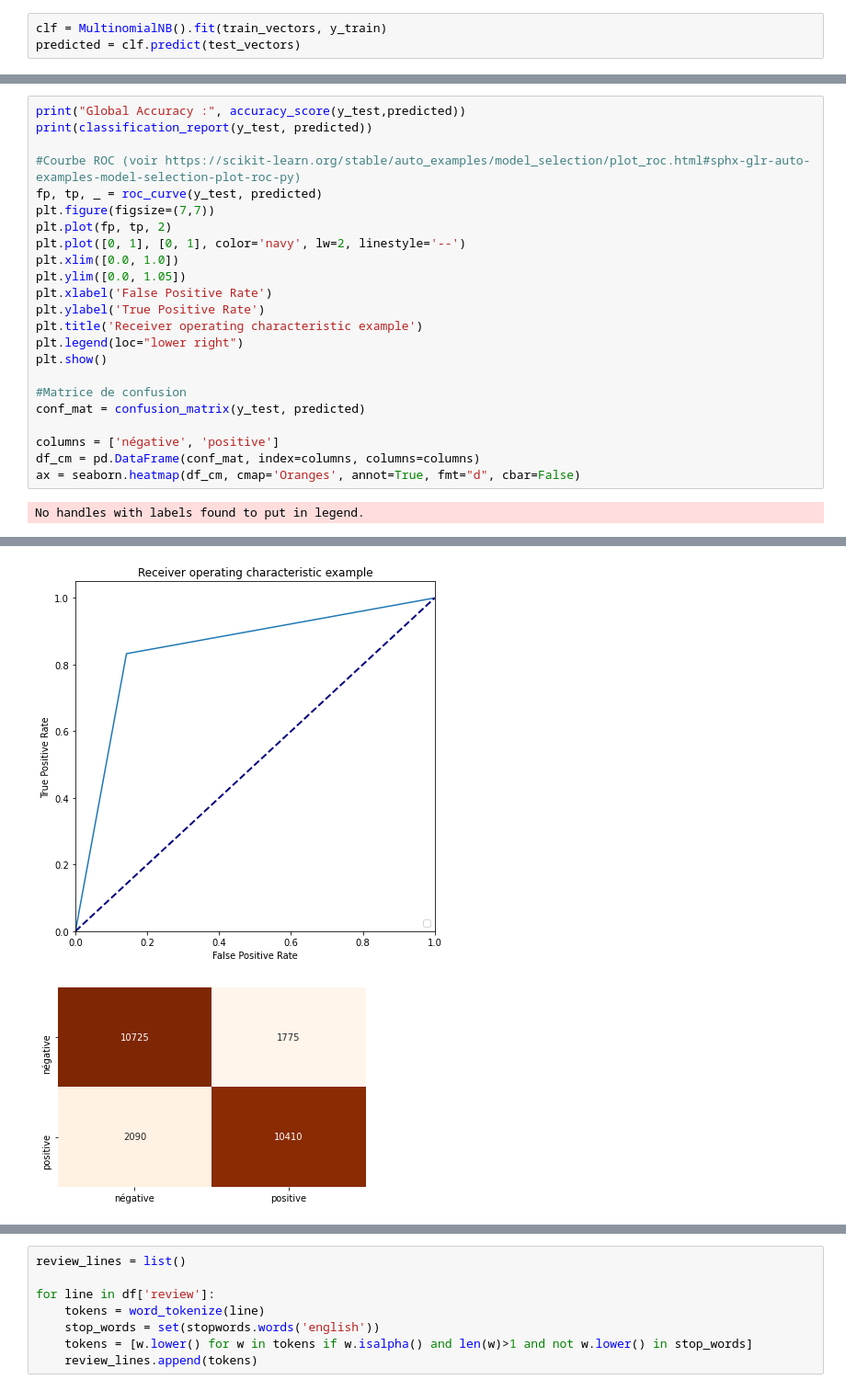
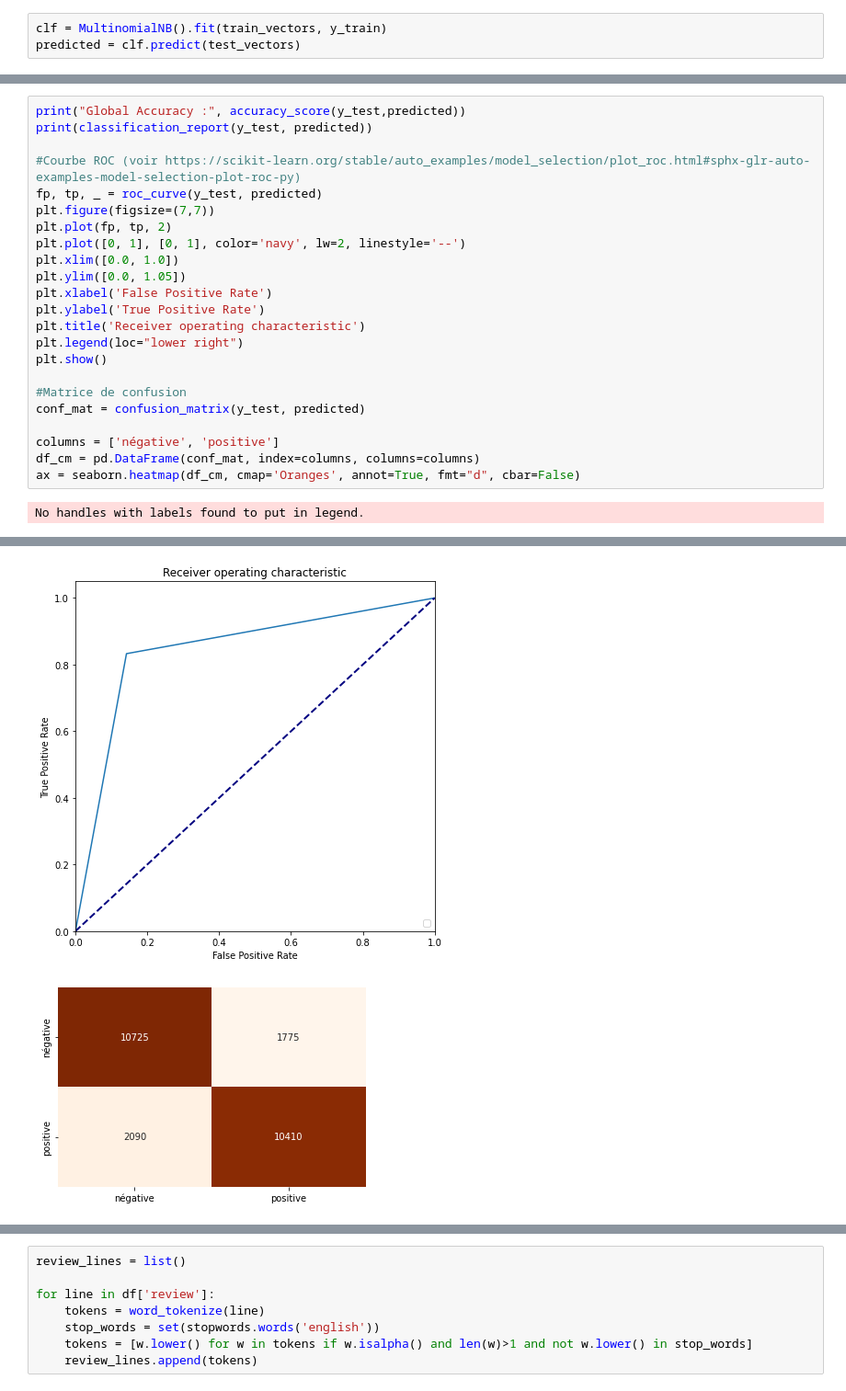
Before and after one commit to pbellot/ANF-TDM, a Jupyter notebook: IMDB.ipynb, the cells around one changed output, grey strips where cells are left out. Shown at 92% size. Saved outputs shown, nothing was run; the diff lists cells and outputs as text.

```diff
--- a/IMDB.ipynb
+++ b/IMDB.ipynb
@@ -275,34 +318,34 @@ print(classification_report(y_test, predicted))
 
 #Courbe ROC (voir https://scikit-learn.org/stable/auto_examples/model_selection/plot_roc.html#sphx-glr-auto-examples-model-selection-plot-roc-py)
 fp, tp, _ = roc_curve(y_test, predicted)
 plt.figure(figsize=(7,7))
 plt.plot(fp, tp, 2)
 plt.plot([0, 1], [0, 1], color='navy', lw=2, linestyle='--')
 plt.xlim([0.0, 1.0])
 plt.ylim([0.0, 1.05])
 plt.xlabel('False Positive Rate')
 plt.ylabel('True Positive Rate')
-plt.title('Receiver operating characteristic example')
+plt.title('Receiver operating characteristic')
 plt.legend(loc="lower right")
 plt.show()
 
 #Matrice de confusion
 conf_mat = confusion_matrix(y_test, predicted)
 
 columns = ['négative', 'positive']
 df_cm = pd.DataFrame(conf_mat, index=columns, columns=columns)
 ax = seaborn.heatmap(df_cm, cmap='Oranges', annot=True, fmt="d", cbar=False)
 # %% [output]
 No handles with labels found to put in legend.
 Global Accuracy : 0.8454
               precision    recall  f1-score   support
 
            0       0.84      0.86      0.85     12500
            1       0.85      0.83      0.84     12500
 
     accuracy                           0.85     25000
    macro avg       0.85      0.85      0.85     25000
 weighted avg       0.85      0.85      0.85     25000
-[figure, old version]
+[figure, new version]
-[figure, old version]
+[figure, new version]
 # %% [markdown]
```
Also changed, not shown: parts of 33 cells of this notebook.
